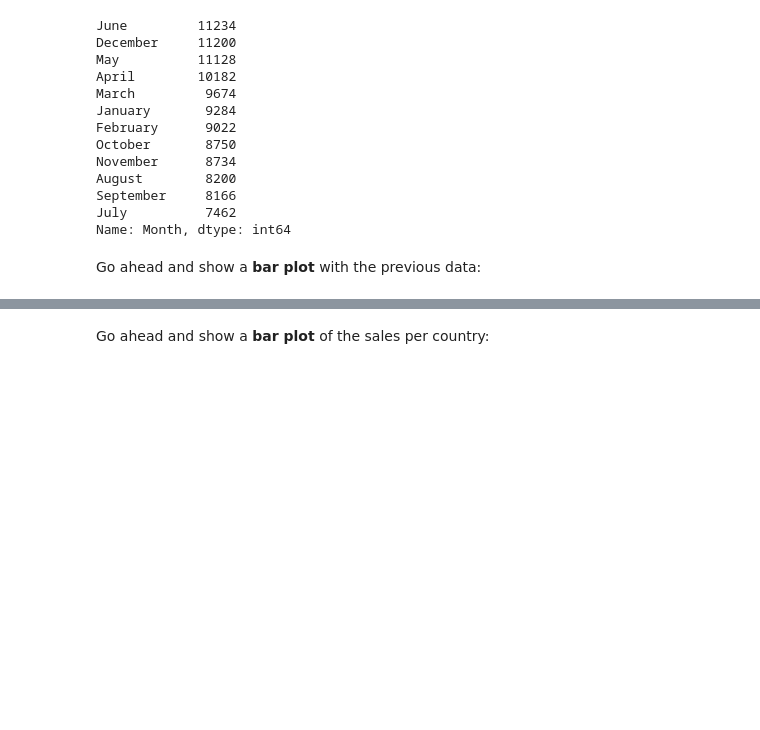
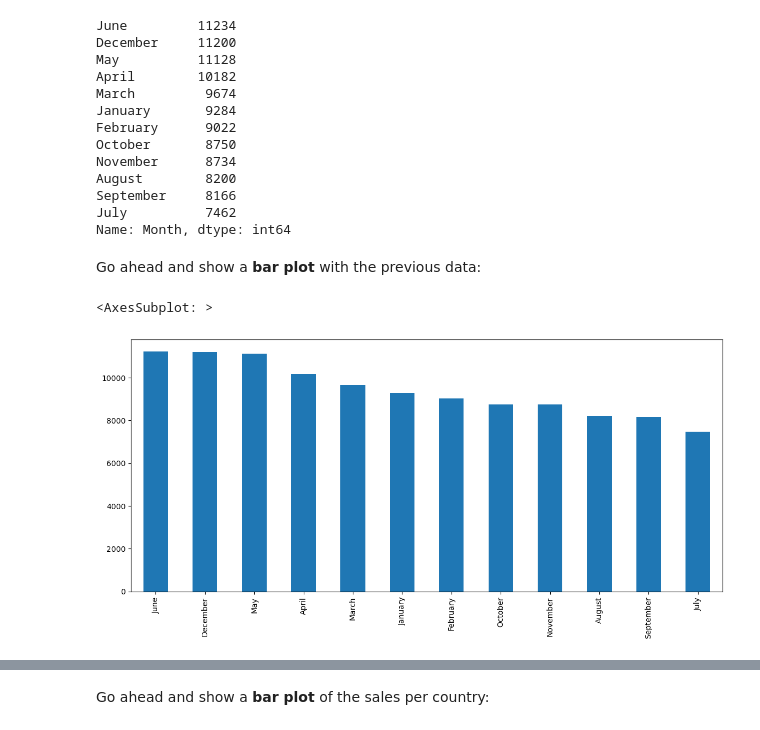
Before and after one commit to Rafalc13/python-data-analysis, a Jupyter notebook: Exercises_1.ipynb, the cells around one changed output, grey strips where cells are left out. Saved outputs shown, nothing was run; the diff lists cells and outputs as text; code cells hidden in the pictures; blank space fills up the shorter version.

```diff
--- a/Exercises_1.ipynb
+++ b/Exercises_1.ipynb
@@ -133,5 +185,9 @@ Name: Month, dtype: int64
 Go ahead and show a <b>bar plot</b> with the previous data:
 # %%
 # your code goes here
+sales['Month'].value_counts().plot(kind='bar', figsize=(14,6))
+# %% [output]
+<AxesSubplot: >
+[figure, added]
 # %%
 sales['Month'].value_counts().plot(kind='bar', figsize=(14,6))
```
Also changed, not shown: parts of 83 cells of this notebook.
